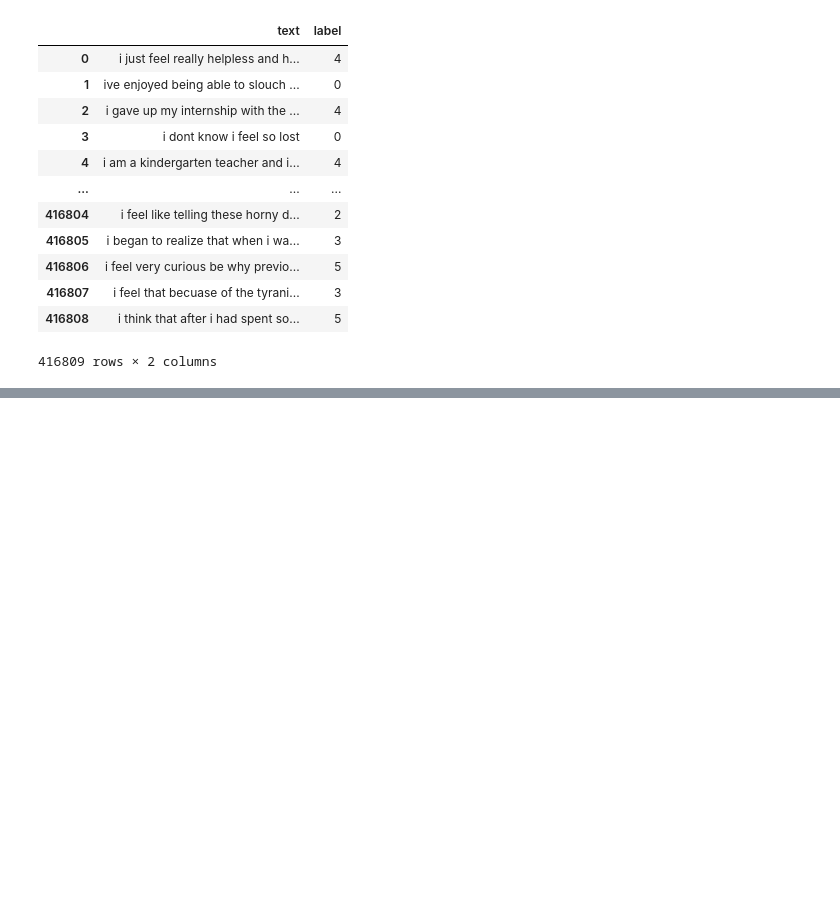
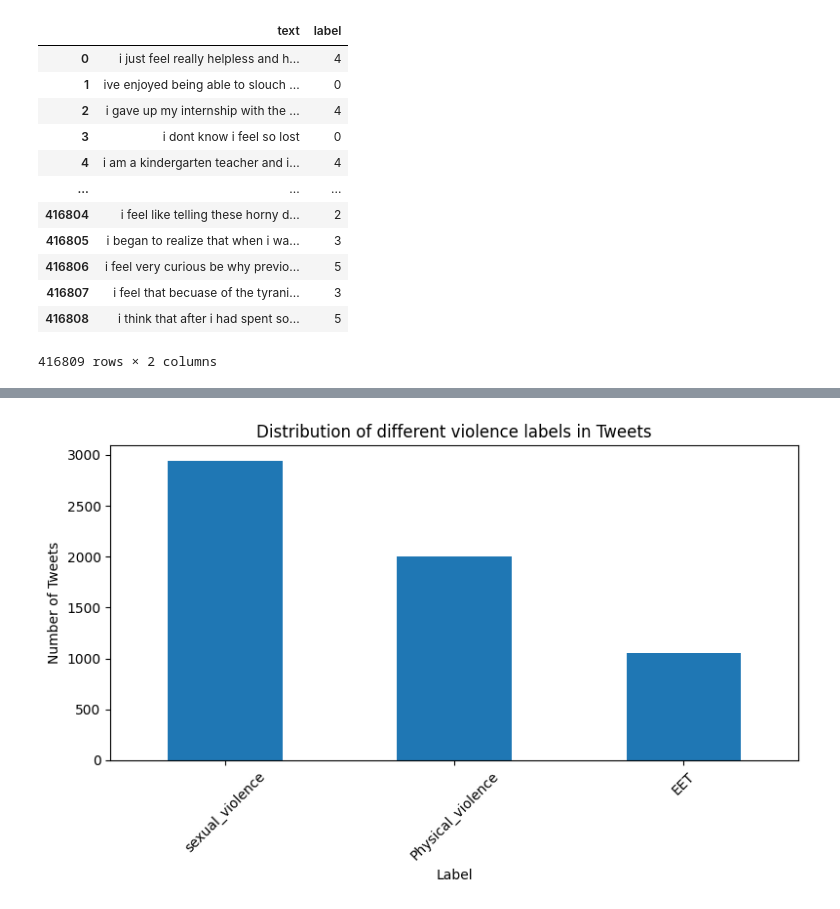
Before and after one commit to MC993/IH_NLP_Final_Project, a Jupyter notebook: Notebook.ipynb, the cells around one changed output, grey strips where cells are left out. Drawn from its saved outputs; the diff is of its cells as text; code cells hidden in the pictures; blank space fills up the shorter version.

```diff
--- a/Notebook.ipynb
+++ b/Notebook.ipynb
@@ -322,0 +366,16 @@ undersampled_emotion_df
+# %%
+violence_df = violence_df.rename(columns={'clean_text': 'text'})
+# %%
+sexual_violence = violence_df.loc[violence_df['label'] == 'sexual_violence']
+physical_violence = violence_df.loc[violence_df['label'] == 'Physical_violence']
+eet_violence = violence_df.loc[(violence_df['label'] == 'emotional_violence') | (violence_df['label'] == 'economic_violence') | (violence_df['label'] == 'Harmful_Traditional_practice')]
+
+sexual_violence = resample(sexual_violence, replace=True, n_samples=2944, random_state=42)
+physical_violence = resample(physical_violence, replace=True, n_samples=2000, random_state=42)
+eet_violence = resample(eet_violence, replace=True, n_samples=1056, random_state=42)
+
+dfs_violence = [sexual_violence, physical_violence, eet_violence]
+
+undersampled_violence_df = pd.concat(dfs_violence, ignore_index=True)
+
+print("First 3 rows of violence_df after resampling: \n", undersampled_violence_df)
@@ -322,0 +400,18 @@ undersampled_emotion_df
+# %%
+main_violence_labels = ['sexual_violence', 'Physical_violence']
+
+undersampled_violence_df['label'] = undersampled_violence_df['label'].apply(lambda x: x if x in main_violence_labels else 'EET')
+# %%
+#plot showing the distribution of violence after resampling
+
+plt.figure(figsize=(8, 5))
+undersampled_violence_df['label'].value_counts().sort_values(ascending=False).plot(kind='bar')
+
+plt.title('Distribution of different violence labels in Tweets')
+plt.xlabel('Label')
+plt.ylabel('Number of Tweets')
+plt.xticks(rotation=45)
+plt.tight_layout()
+plt.show()
+# %% [output]
+[figure, added]
```
Also changed, not shown: parts of 27 cells of this notebook, 1 other file.
